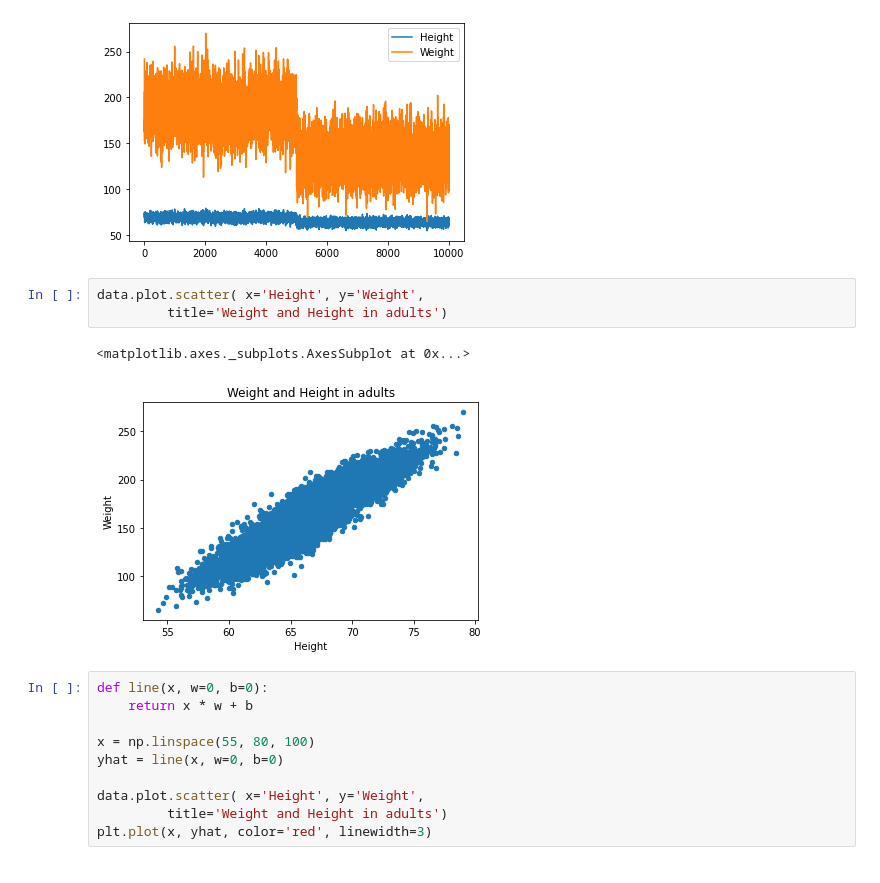
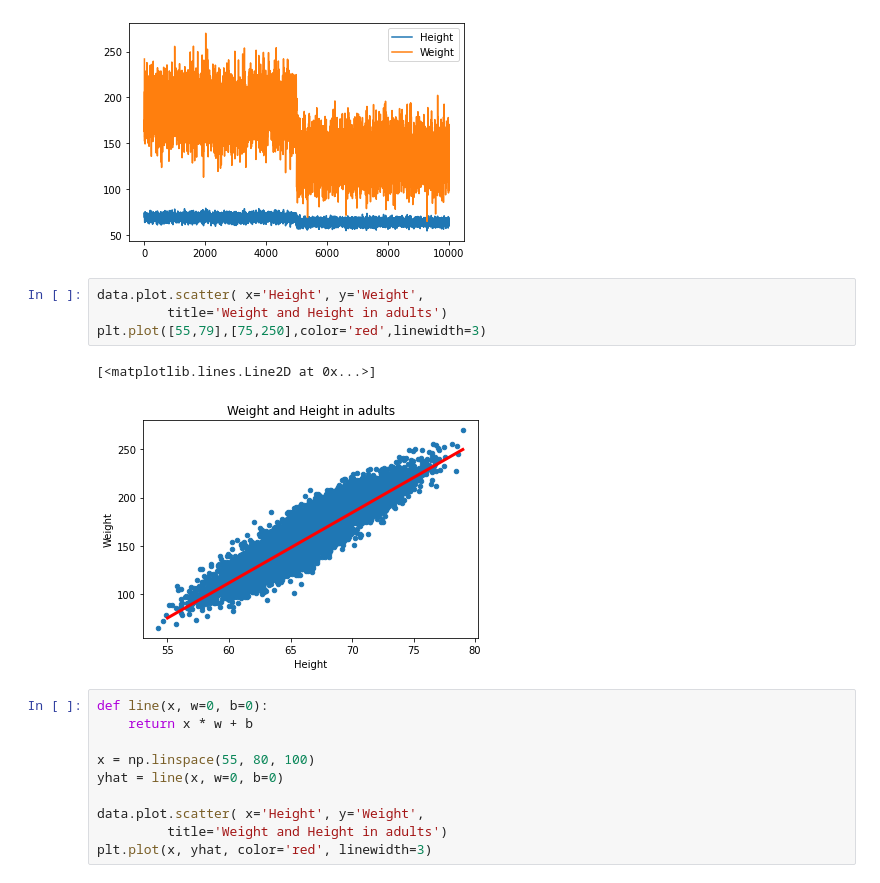
Before and after one commit to harinikanand03/Notebooks, a Jupyter notebook: MLNotebooks2022/LinearRegression.ipynb, the cells around one changed output. Cells and saved outputs as stored; diff of their text form.

```diff
--- a/MLNotebooks2022/LinearRegression.ipynb
+++ b/MLNotebooks2022/LinearRegression.ipynb
@@ -53,9 +53,10 @@ data.plot()
 # %%
 data.plot.scatter( x='Height', y='Weight',
          title='Weight and Height in adults')
+plt.plot([55,79],[75,250],color='red',linewidth=3)
 # %% [output]
-<matplotlib.axes._subplots.AxesSubplot at 0x...>
+[<matplotlib.lines.Line2D at 0x...>]
-[figure, old version]
+[figure, new version]
 # %%
 def line(x, w=0, b=0):
     return x * w + b
```
Also changed, not shown: parts of 28 cells of this notebook.
